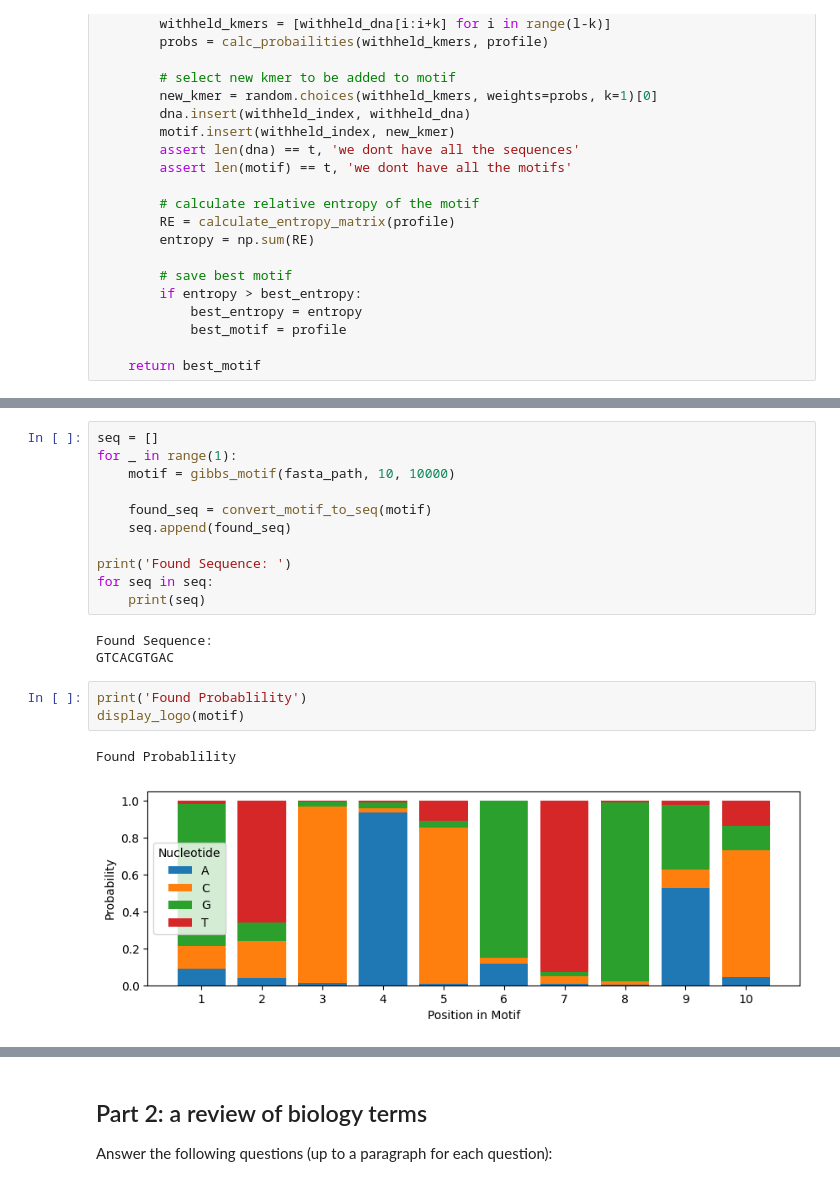
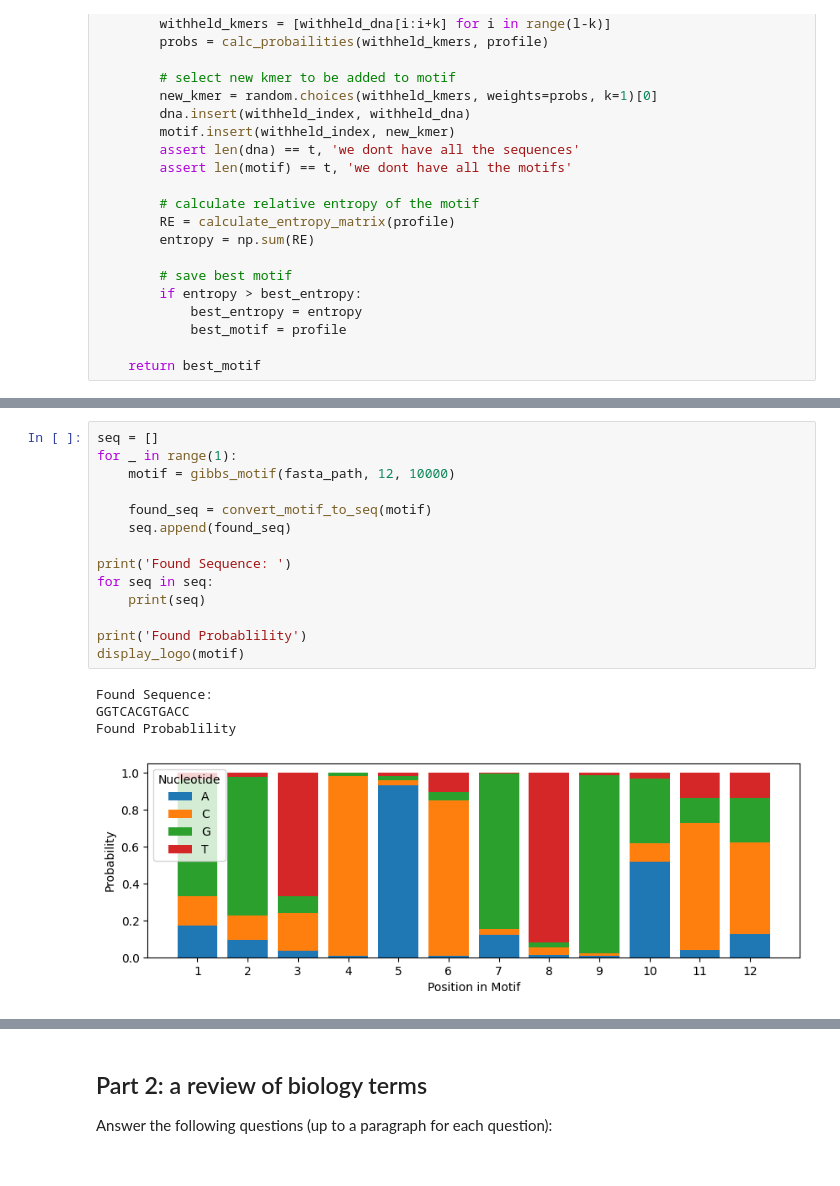
Before and after one commit to Formanj-0/CS525-Bioinformatics, a Jupyter notebook: assignment2_motif_finding.ipynb, the cells around one changed output, grey strips where cells are left out. Cells and saved outputs as stored; diff of their text form.

```diff
--- a/assignment2_motif_finding.ipynb
+++ b/assignment2_motif_finding.ipynb
@@ -251,23 +256,22 @@ Test Probablility
 # %%
 seq = []
 for _ in range(1):
-    motif = gibbs_motif(fasta_path, 10, 10000)
+    motif = gibbs_motif(fasta_path, 12, 10000)
 
     found_seq = convert_motif_to_seq(motif)
     seq.append(found_seq)
 
 print('Found Sequence: ')
 for seq in seq:
     print(seq)
+
+print('Found Probablility')
+display_logo(motif)
 # %% [output]
 Found Sequence:
-GTCACGTGAC
+GGTCACGTGACC
+Found Probablility
+[figure, added]
-# %%
-print('Found Probablility')
-display_logo(motif)
-# %% [output]
-Found Probablility
-[figure, removed]
 # %%
 # From https://cisbp.ccbr.utoronto.ca/data/3_00/DataFiles/PWMs/Files/M02996_3.00.txt
 # USF1 M02996_3.00
```
Also changed, not shown: parts of 16 cells of this notebook.
